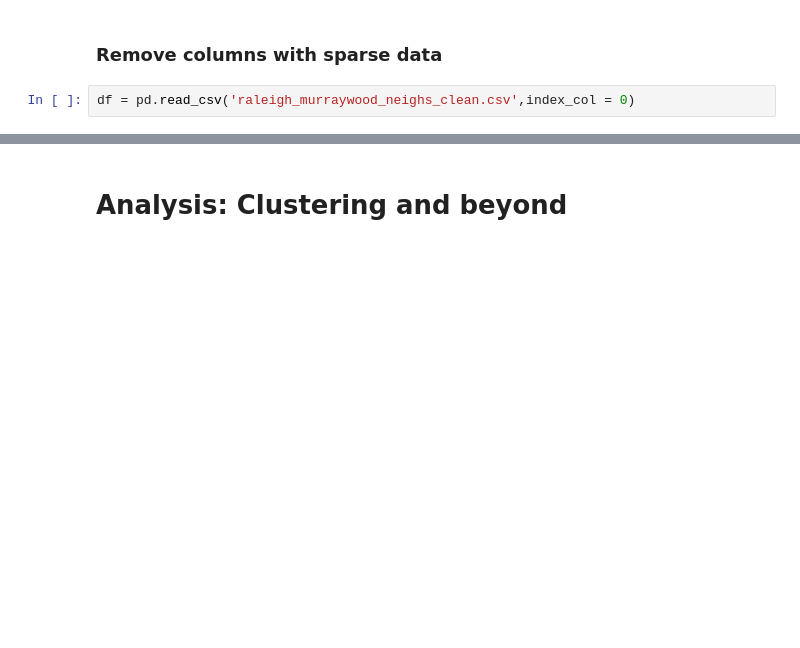
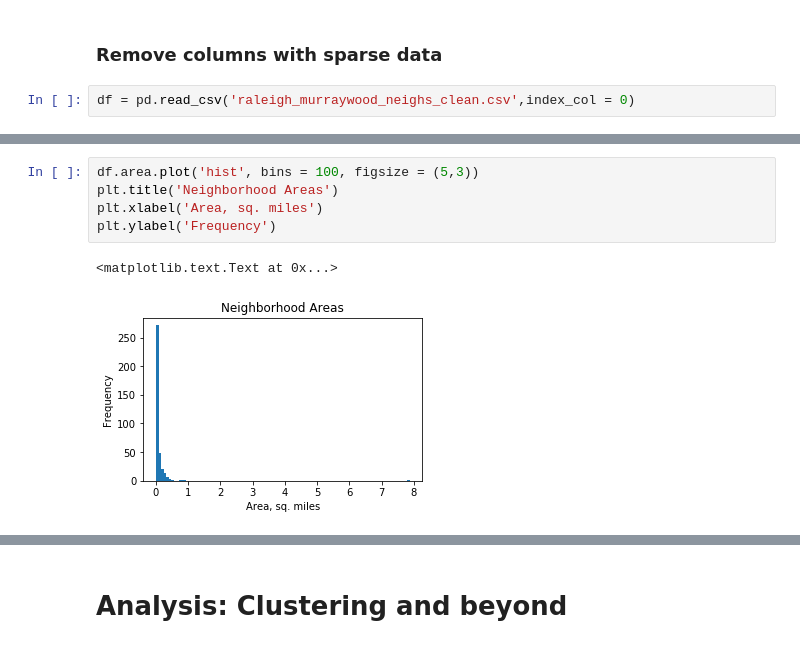
Before and after one commit to abezuglov/neighborhood_analysis, a Jupyter notebook: capstone_project_ideas.ipynb, the cells around one changed output, grey strips where cells are left out. Cells and saved outputs as stored; diff of their text form; blank space fills up the shorter version.

```diff
--- a/capstone_project_ideas.ipynb
+++ b/capstone_project_ideas.ipynb
@@ -1026,0 +1069,8 @@ df_dropped.to_csv('raleigh_murraywood_neighs_clean2.csv')
+# %%
+df.area.plot('hist', bins = 100, figsize = (5,3))
+plt.title('Neighborhood Areas')
+plt.xlabel('Area, sq. miles')
+plt.ylabel('Frequency')
+# %% [output]
+<matplotlib.text.Text at 0x...>
+[figure, added]
```
Also changed, not shown: parts of 50 cells of this notebook.
